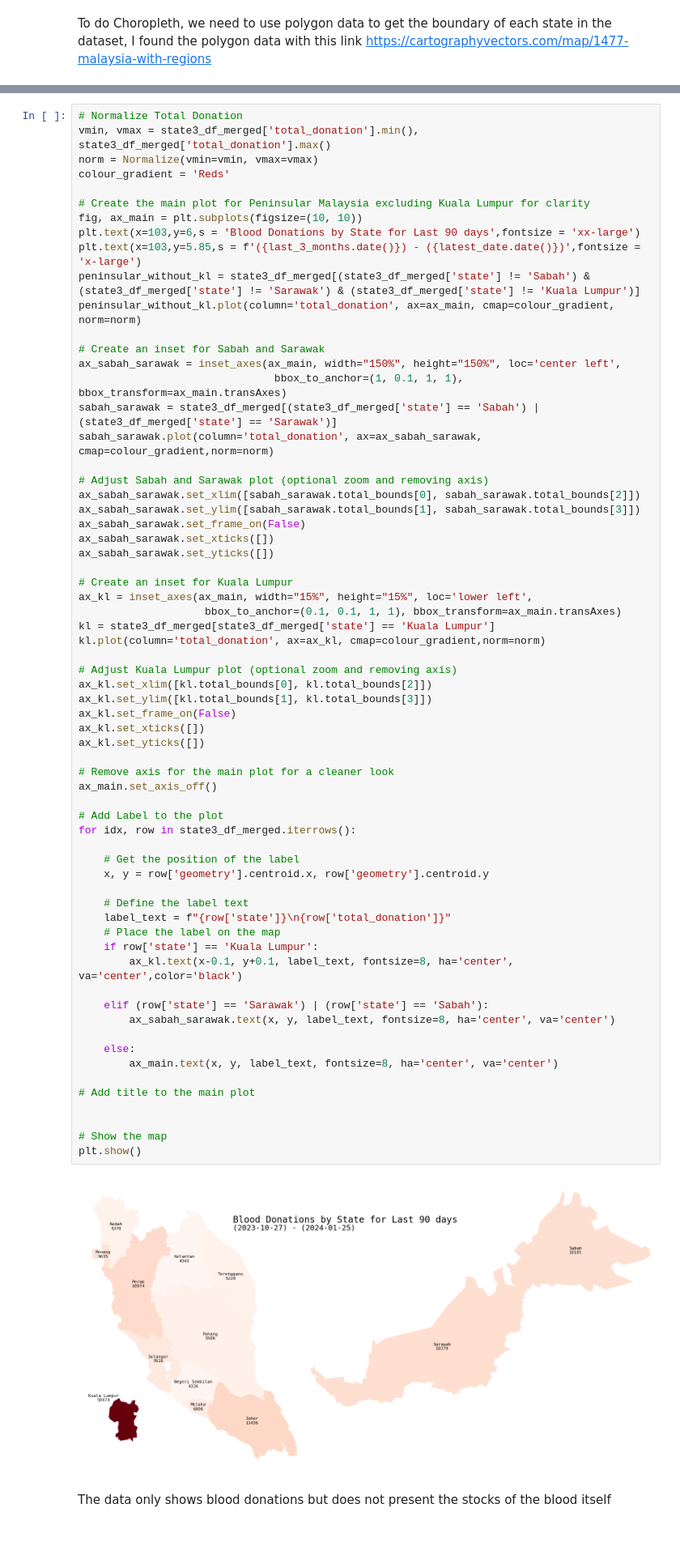
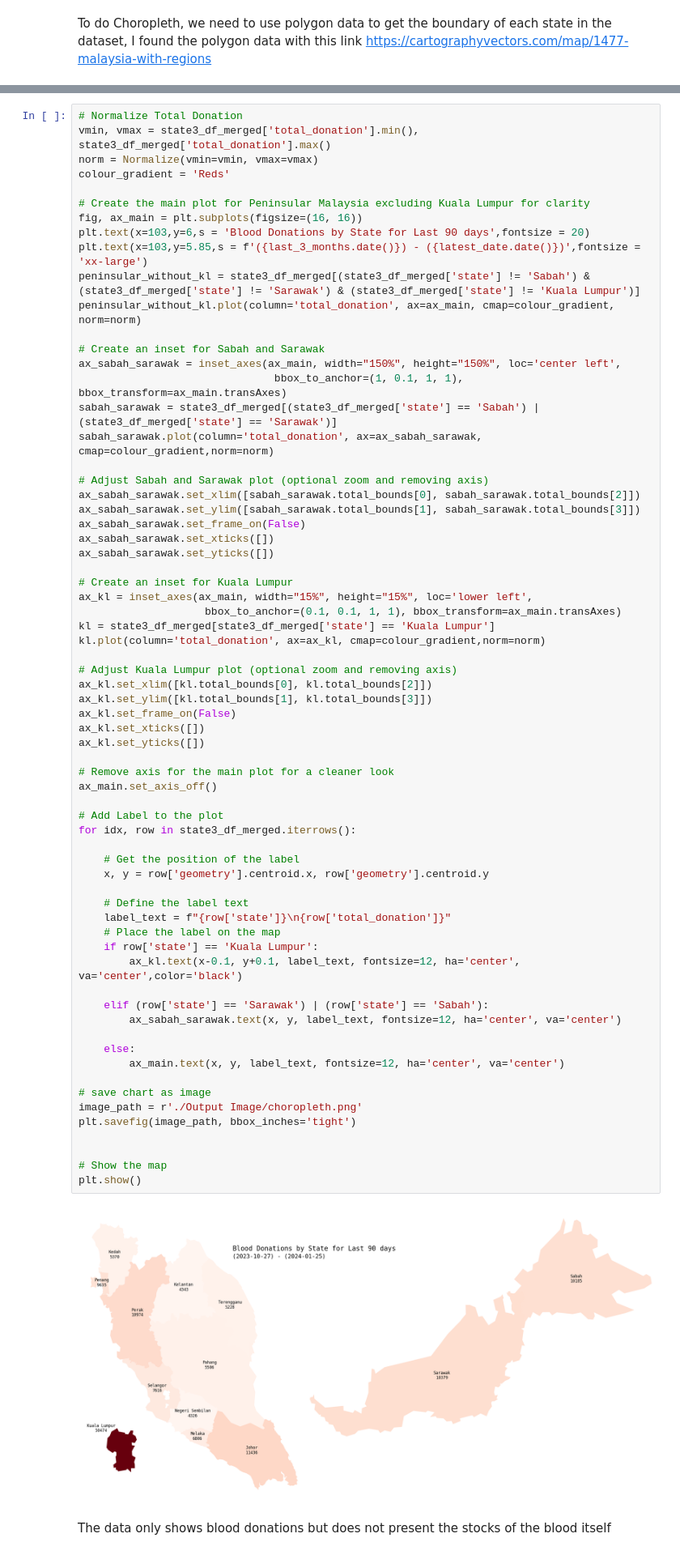
Before and after one commit to adleefuad/blood_donation, a Jupyter notebook: EDA.ipynb, the cells around one changed output, grey strips where cells are left out. Shown: that part at 81% size. Cells and saved outputs as stored; diff of their text form.

Commit message:
Finalize the visualisation & Testing the Post Request to Telegram

```diff
--- a/EDA.ipynb
+++ b/EDA.ipynb
@@ -205,9 +205,9 @@ norm = Normalize(vmin=vmin, vmax=vmax)
 colour_gradient = 'Reds'
 
 # Create the main plot for Peninsular Malaysia excluding Kuala Lumpur for clarity
-fig, ax_main = plt.subplots(figsize=(10, 10))
-plt.text(x=103,y=6,s = 'Blood Donations by State for Last 90 days',fontsize = 'xx-large')
-plt.text(x=103,y=5.85,s = f'({last_3_months.date()}) - ({latest_date.date()})',fontsize = 'x-large')
+fig, ax_main = plt.subplots(figsize=(16, 16))
+plt.text(x=103,y=6,s = 'Blood Donations by State for Last 90 days',fontsize = 20)
+plt.text(x=103,y=5.85,s = f'({last_3_months.date()}) - ({latest_date.date()})',fontsize = 'xx-large')
 peninsular_without_kl = state3_df_merged[(state3_df_merged['state'] != 'Sabah') & (state3_df_merged['state'] != 'Sarawak') & (state3_df_merged['state'] != 'Kuala Lumpur')]
 peninsular_without_kl.plot(column='total_donation', ax=ax_main, cmap=colour_gradient, norm=norm)
 
@@ -233,38 +233,40 @@ kl.plot(column='total_donation', ax=ax_kl, cmap=colour_gradient,norm=norm)
 # Adjust Kuala Lumpur plot (optional zoom and removing axis)
 ax_kl.set_xlim([kl.total_bounds[0], kl.total_bounds[2]])
 ax_kl.set_ylim([kl.total_bounds[1], kl.total_bounds[3]])
 ax_kl.set_frame_on(False)
 ax_kl.set_xticks([])
 ax_kl.set_yticks([])
 
 # Remove axis for the main plot for a cleaner look
 ax_main.set_axis_off()
 
 # Add Label to the plot
 for idx, row in state3_df_merged.iterrows():
 
     # Get the position of the label
     x, y = row['geometry'].centroid.x, row['geometry'].centroid.y
 
     # Define the label text
     label_text = f"{row['state']}\n{row['total_donation']}"
     # Place the label on the map
     if row['state'] == 'Kuala Lumpur':
-        ax_kl.text(x-0.1, y+0.1, label_text, fontsize=8, ha='center', va='center',color='black')
+        ax_kl.text(x-0.1, y+0.1, label_text, fontsize=12, ha='center', va='center',color='black')
 
     elif (row['state'] == 'Sarawak') | (row['state'] == 'Sabah'):
-        ax_sabah_sarawak.text(x, y, label_text, fontsize=8, ha='center', va='center')
+        ax_sabah_sarawak.text(x, y, label_text, fontsize=12, ha='center', va='center')
 
     else:
-        ax_main.text(x, y, label_text, fontsize=8, ha='center', va='center')
+        ax_main.text(x, y, label_text, fontsize=12, ha='center', va='center')
 
-# Add title to the main plot
+# save chart as image
+image_path = r'./Output Image/choropleth.png'
+plt.savefig(image_path, bbox_inches='tight')
 
 
 # Show the map
 plt.show()
 # %% [output]
-[figure, old version]
+[figure, new version]
 # %% [markdown]
 The data only shows blood donations but does not present the stocks of the blood itself
 # %%
```
Also changed, not shown: 1 other file.
